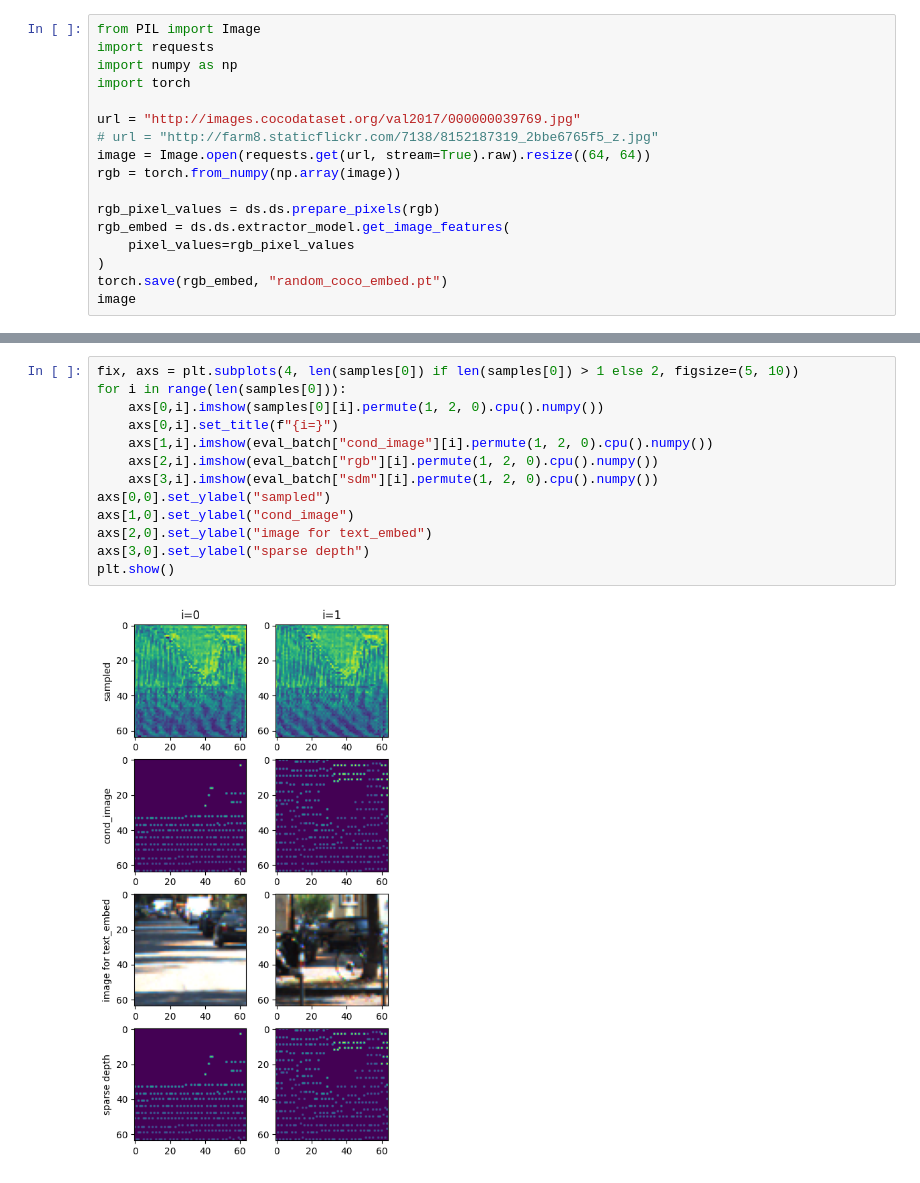
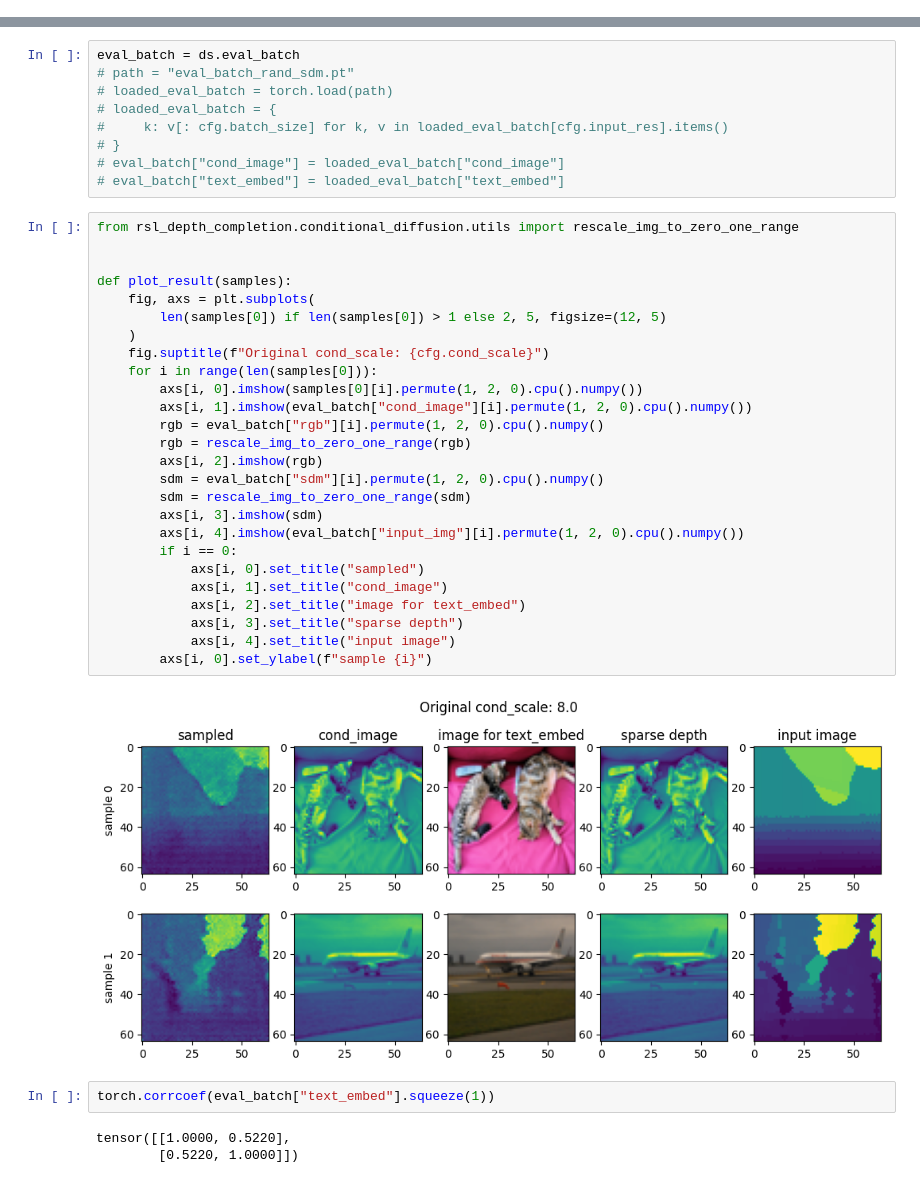
Before and after one commit to kirilllzaitsev/depth_completion_with_diffusion, a Jupyter notebook: rsl_depth_completion/conditional_diffusion/fine-tuning.ipynb, the cells around one changed output, grey strips where cells are left out. Drawn from its saved outputs; the diff is of its cells as text.

Commit message:
nb to eval trained models

```diff
--- a/rsl_depth_completion/conditional_diffusion/fine-tuning.ipynb
+++ b/rsl_depth_completion/conditional_diffusion/fine-tuning.ipynb
@@ -162,17 +143,0 @@ for img in eval_batch["cond_image"]:
-# %%
-from PIL import Image
-import requests
-import numpy as np
-import torch
-
-url = "http://images.cocodataset.org/val2017/000000039769.jpg"
-# url = "http://farm8.staticflickr.com/7138/8152187319_2bbe6765f5_z.jpg"
-image = Image.open(requests.get(url, stream=True).raw).resize((64, 64))
-rgb = torch.from_numpy(np.array(image))
-
-rgb_pixel_values = ds.ds.prepare_pixels(rgb)
-rgb_embed = ds.ds.extractor_model.get_image_features(
-    pixel_values=rgb_pixel_values
-)
-torch.save(rgb_embed, "random_coco_embed.pt")
-image
@@ -249,15 +144,42 @@ tensor([[[-0.1960, -0.2531, -0.5287,  ...,  0.8040, -0.3824, -0.2557]],
+# %%
+eval_batch = ds.eval_batch
+# path = "eval_batch_rand_sdm.pt"
+# loaded_eval_batch = torch.load(path)
+# loaded_eval_batch = {
+#     k: v[: cfg.batch_size] for k, v in loaded_eval_batch[cfg.input_res].items()
+# }
+# eval_batch["cond_image"] = loaded_eval_batch["cond_image"]
+# eval_batch["text_embed"] = loaded_eval_batch["text_embed"]
 # %%
-fix, axs = plt.subplots(4, len(samples[0]) if len(samples[0]) > 1 else 2, figsize=(5, 10))
-for i in range(len(samples[0])):
-    axs[0,i].imshow(samples[0][i].permute(1, 2, 0).cpu().numpy())
-    axs[0,i].set_title(f"{i=}")
-    axs[1,i].imshow(eval_batch["cond_image"][i].permute(1, 2, 0).cpu().numpy())
-    axs[2,i].imshow(eval_batch["rgb"][i].permute(1, 2, 0).cpu().numpy())
-    axs[3,i].imshow(eval_batch["sdm"][i].permute(1, 2, 0).cpu().numpy())
-axs[0,0].set_ylabel("sampled")
-axs[1,0].set_ylabel("cond_image")
-axs[2,0].set_ylabel("image for text_embed")
-axs[3,0].set_ylabel("sparse depth")
-plt.show()
+from rsl_depth_completion.conditional_diffusion.utils import rescale_img_to_zero_one_range
+
+
+def plot_result(samples):
+    fig, axs = plt.subplots(
+        len(samples[0]) if len(samples[0]) > 1 else 2, 5, figsize=(12, 5)
+    )
+    fig.suptitle(f"Original cond_scale: {cfg.cond_scale}")
+    for i in range(len(samples[0])):
+        axs[i, 0].imshow(samples[0][i].permute(1, 2, 0).cpu().numpy())
+        axs[i, 1].imshow(eval_batch["cond_image"][i].permute(1, 2, 0).cpu().numpy())
+        rgb = eval_batch["rgb"][i].permute(1, 2, 0).cpu().numpy()
+        rgb = rescale_img_to_zero_one_range(rgb)
+        axs[i, 2].imshow(rgb)
+        sdm = eval_batch["sdm"][i].permute(1, 2, 0).cpu().numpy()
+        sdm = rescale_img_to_zero_one_range(sdm)
+        axs[i, 3].imshow(sdm)
+        axs[i, 4].imshow(eval_batch["input_img"][i].permute(1, 2, 0).cpu().numpy())
+        if i == 0:
+            axs[i, 0].set_title("sampled")
+            axs[i, 1].set_title("cond_image")
+            axs[i, 2].set_title("image for text_embed")
+            axs[i, 3].set_title("sparse depth")
+            axs[i, 4].set_title("input image")
+        axs[i, 0].set_ylabel(f"sample {i}")
 # %% [output]
-[figure, old version]
+[figure, new version]
+# %%
+torch.corrcoef(eval_batch["text_embed"].squeeze(1))
+# %% [output]
+tensor([[1.0000, 0.5220],
+        [0.5220, 1.0000]])
```
Also changed, not shown: parts of 16 cells of this notebook.
